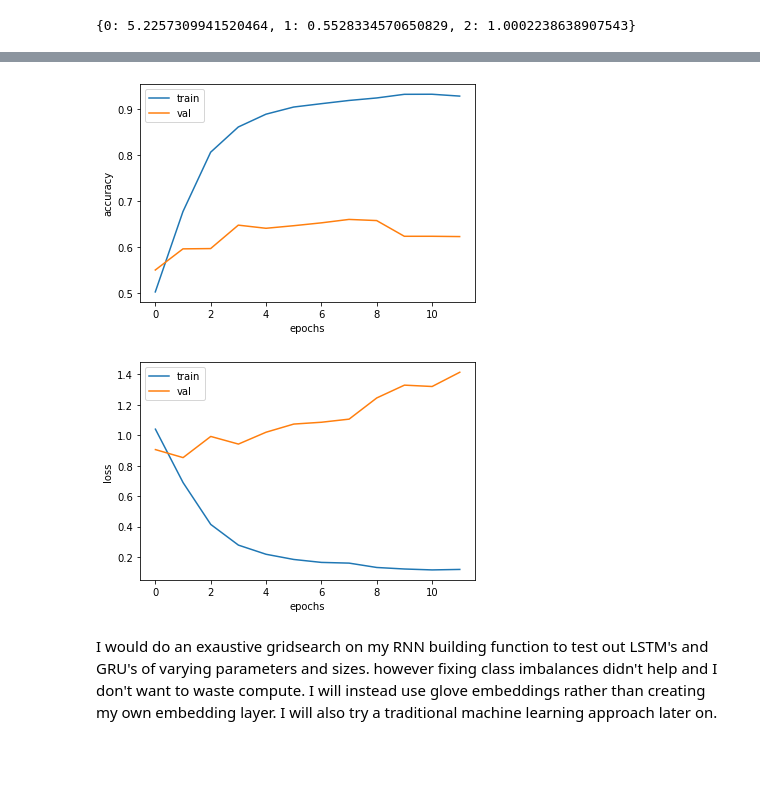
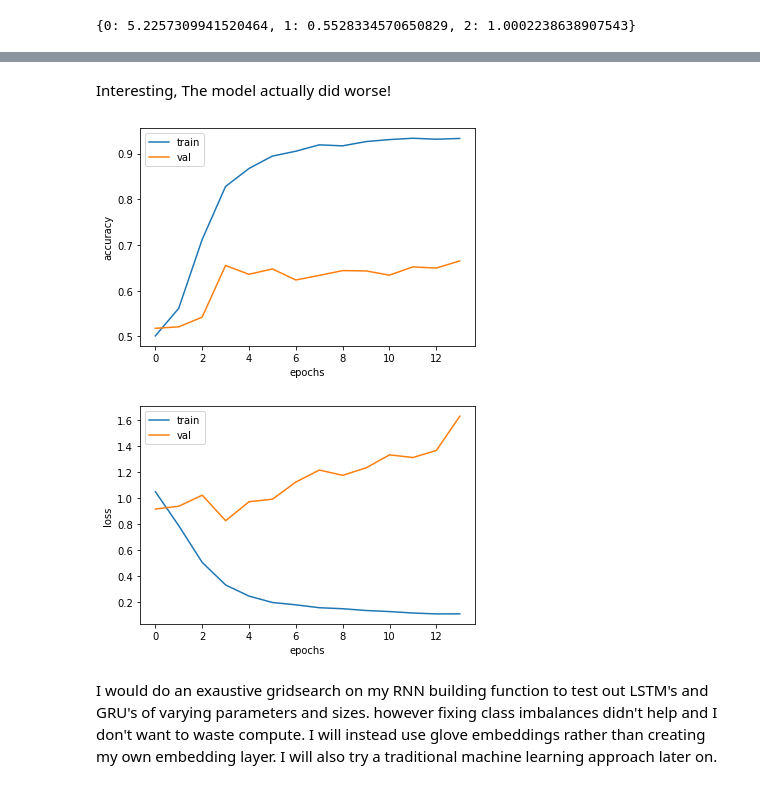
Before and after one commit to spe301/dsc-phase-4-project, a Jupyter notebook: Phase_4_project.ipynb, the cells around one changed output, grey strips where cells are left out. Cells and saved outputs as stored; diff of their text form; code cells hidden in the pictures; blank space fills up the shorter version.

```diff
--- a/Phase_4_project.ipynb
+++ b/Phase_4_project.ipynb
@@ -10,7 +10,7 @@ Saving judge-1377884607_tweet_product_company.csv to judge-1377884607_tweet_prod
 # %%
 import pandas as pd
 
-df = pd.read_csv('judge-1377884607_tweet_product_company.csv', engine='python')
+df = pd.read_csv('judge-1377884607_tweet_product_company (1).csv', engine='python')
 # %%
 #dropping row 6 as there's no tweet in that row and dropping all rows where sentiment is "I can't tell"
 df = df.drop(6)
@@ -236,7 +236,7 @@ def Bidirectional(vocab, nodes, output, optimizer, metrics, activation):
   model.compile(optimizer=optimizer, loss=loss, metrics=metrics)
   return model
 
-B = Bidirectional(21444, 64, 3, 'adam', ['accuracy'], 'relu')
+B = Bidirectional(12500, 64, 3, 'adam', ['accuracy'], 'relu')
 early_stopping = [EarlyStopping(patience=10), ModelCheckpoint(filepath='model.{epoch:02d}-{val_loss:.2f}.h5')]
 B.summary()
 B.fit(X_train, y_train, batch_size=64, epochs=50, callbacks=early_stopping, validation_split=0.2)
@@ -319,3 +287,5 @@ Epoch 12/50
+# %%
+model = models.load_model('model.h5')
 # %%
 model.evaluate(X_test, y_test, batch_size=64)
 # %% [output]
@@ -359,14 +360,14 @@ weights_dict
 # %%
 from keras.metrics import Recall, Precision
 
-model = models.Sequential()
-model.add(layers.Embedding(21444, 128))
-model.add(layers.Bidirectional(layers.LSTM(128)))
-model.add(layers.Dense(64, activation='relu'))
-model.add(layers.Dense(32, activation='relu'))
-model.add(layers.Dense(3, activation='softmax'))
+model2 = models.Sequential()
+model2.add(layers.Embedding(12500, 128))
+model2.add(layers.Bidirectional(layers.LSTM(128)))
+model2.add(layers.Dense(64, activation='relu'))
+model2.add(layers.Dense(32, activation='relu'))
+model2.add(layers.Dense(3, activation='softmax'))
 
-model.compile(optimizer='adam', loss='categorical_crossentropy', metrics=['accuracy'])
-history = model.fit(X_train, y_train, epochs=50, batch_size=64, validation_split=0.2, callbacks=early_stopping, class_weight=weights_dict)
+model2.compile(optimizer='adam', loss='categorical_crossentropy', metrics=['accuracy'])
+history = model2.fit(X_train, y_train, epochs=50, batch_size=64, validation_split=0.2, callbacks=early_stopping, class_weight=weights_dict)
 # %% [output]
 Epoch 1/50
@@ -389,11 +390,13 @@ Epoch 12/50
+# %% [markdown]
+Interesting, The model actually did worse!
 # %%
-dh.ViewAccuracy(history, 12)
+dh.ViewAccuracy(history, 14)
 # %% [output]
-[figure, old version]
+[figure, new version]
 # %%
-dh.ViewLoss(history, 12)
+dh.ViewLoss(history, 14)
 # %% [output]
-[figure, old version]
+[figure, new version]
 # %% [markdown]
 I would do an exaustive gridsearch on my RNN building function to test out LSTM's and GRU's of varying parameters and sizes. however fixing class imbalances didn't help and I don't want to waste compute. I will instead use glove embeddings rather than creating my own embedding layer. I will also try a traditional machine learning approach later on.
 # %%
```
Also changed, not shown: parts of 55 cells of this notebook.
